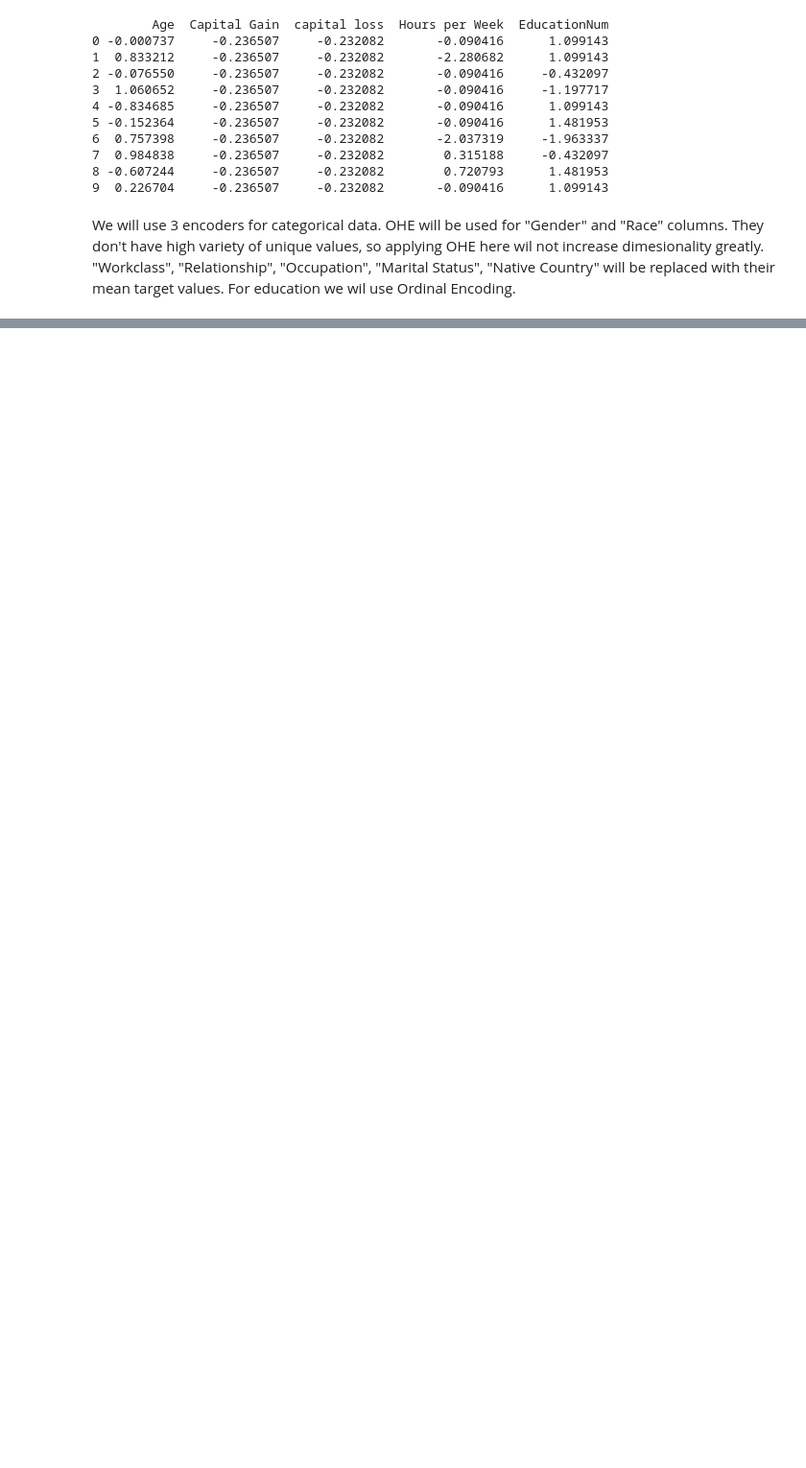
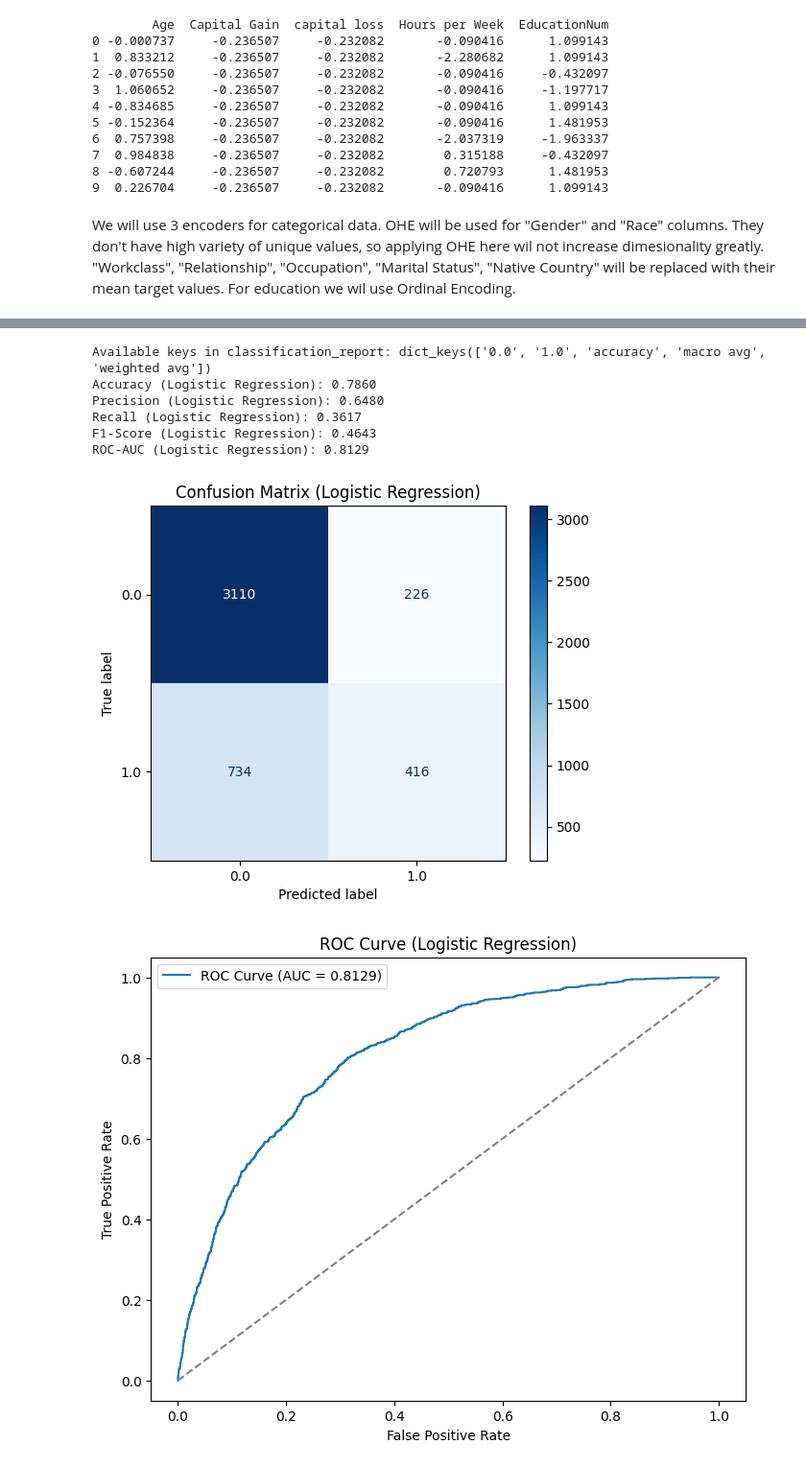
Before and after one commit to itzHiti/ml-endterm, a Jupyter notebook: donework.ipynb, the cells around one changed output, grey strips where cells are left out. Shown at 96% size. Saved outputs shown, nothing was run; the diff lists cells and outputs as text; code cells hidden in the pictures; blank space fills up the shorter version.

```diff
--- a/donework.ipynb
+++ b/donework.ipynb
@@ -245,0 +398,65 @@ print(df_encoded.head(10))
+# %%
+from sklearn.metrics import (
+    accuracy_score, precision_score, recall_score, f1_score,
+    confusion_matrix, roc_curve, roc_auc_score,
+    classification_report, ConfusionMatrixDisplay
+)
+print("Available keys in classification_report:", report.keys())
+
+# Metrics
+accuracy_log_reg = accuracy_score(y_val, y_pred)
+report = classification_report(y_val, y_pred, output_dict=True)
+precision_log_reg = report['1.0']['precision']
+recall_log_reg = report['1.0']['recall']
+f1_score_log_reg = report['1.0']['f1-score']
+roc_auc_log_reg = roc_auc_score(y_val, log_reg.predict_proba(X_val)[:, 1])
+
+print(f"Accuracy (Logistic Regression): {accuracy_log_reg:.4f}")
+print(f"Precision (Logistic Regression): {precision_log_reg:.4f}")
+print(f"Recall (Logistic Regression): {recall_log_reg:.4f}")
+print(f"F1-Score (Logistic Regression): {f1_score_log_reg:.4f}")
+print(f"ROC-AUC (Logistic Regression): {roc_auc_log_reg:.4f}")
+
+# Confusion Matrix
+cm_log_reg = confusion_matrix(y_val, y_pred)
+disp_log_reg = ConfusionMatrixDisplay(confusion_matrix=cm_log_reg, display_labels=log_reg.classes_)
+disp_log_reg.plot(cmap=plt.cm.Blues)
+plt.title("Confusion Matrix (Logistic Regression)")
+plt.show()
+
+# ROC Curve
+fpr_log_reg, tpr_log_reg, thresholds_log_reg = roc_curve(y_val, log_reg.predict_proba(X_val)[:, 1])
+plt.figure(figsize=(8, 6))
+plt.plot(fpr_log_reg, tpr_log_reg, label=f"ROC Curve (AUC = {roc_auc_log_reg:.4f})")
+plt.plot([0, 1], [0, 1], linestyle="--", color="gray")
+plt.xlabel("False Positive Rate")
+plt.ylabel("True Positive Rate")
+plt.title("ROC Curve (Logistic Regression)")
+plt.legend()
+plt.show()
+
+# Feature Importance
+feature_importance_log_reg = pd.DataFrame({
+    "Feature": X_train.columns,
+    "Importance": log_reg.coef_[0]
+}).sort_values(by="Importance", ascending=False)
+
+print("Top 10 Most Important Features (Logistic Regression):")
+print(feature_importance_log_reg.head(10))
+
+# Explanation
+print("\nExplanation:")
+print("The Logistic Regression model performed reasonably well with solid accuracy, precision, recall, and F1-score.")
+print("The ROC-AUC score indicates a good ability to distinguish between income classes.")
+print("Feature importance reveals which variables most influenced the model's decisions.")
+print("While Logistic Regression is interpretable and efficient, it may miss complex nonlinear patterns.")
+print("It sets a solid baseline, but we expect models like Random Forest or XGBoost to improve upon it.")
+# %% [output]
+Available keys in classification_report: dict_keys(['0.0', '1.0', 'accuracy', 'macro avg', 'weighted avg'])
+Accuracy (Logistic Regression): 0.7860
+Precision (Logistic Regression): 0.6480
+Recall (Logistic Regression): 0.3617
+F1-Score (Logistic Regression): 0.4643
+ROC-AUC (Logistic Regression): 0.8129
+[figure, added]
+[figure, added]
```
Also changed, not shown: parts of 18 cells of this notebook.
